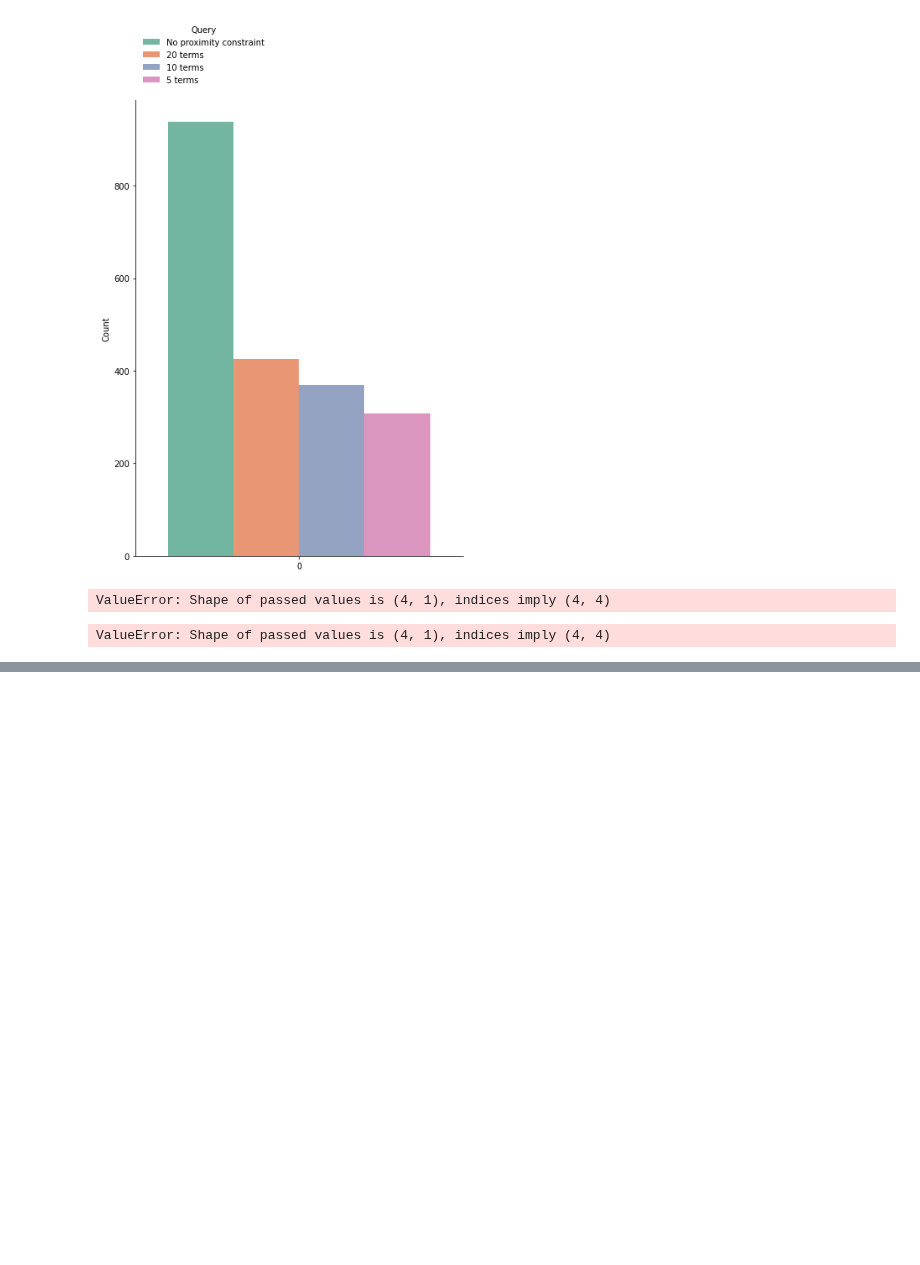
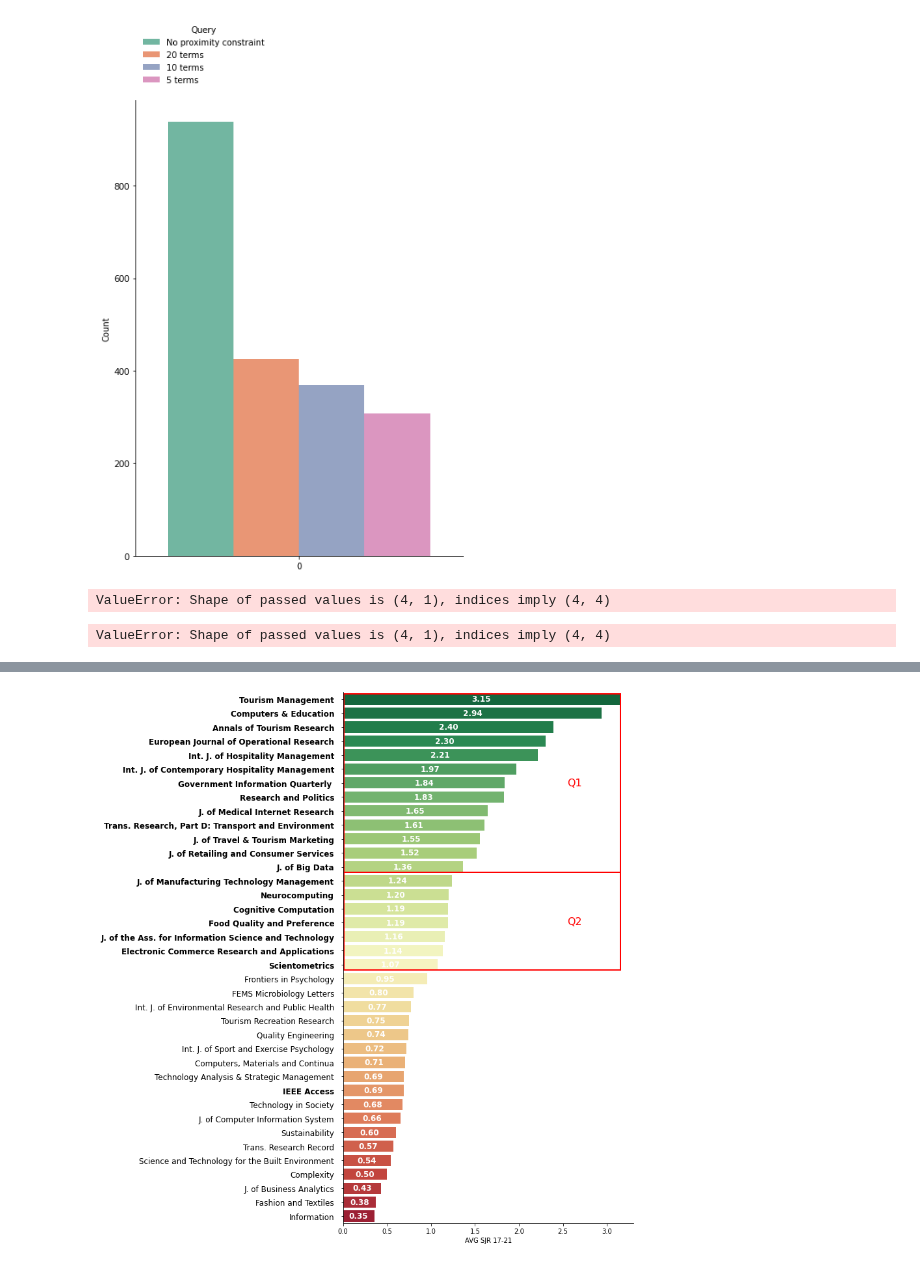
Before and after one commit to iberius96/Msc_Thesis, a Jupyter notebook: Data Visualization/Summary.ipynb, the cells around one changed output, grey strips where cells are left out. Saved outputs shown, nothing was run; the diff lists cells and outputs as text; code cells hidden in the pictures; blank space fills up the shorter version.

```diff
--- a/Data Visualization/Summary.ipynb
+++ b/Data Visualization/Summary.ipynb
@@ -235,3 +235,85 @@ totals = pd.DataFrame([70, 68, 66, 64], columns=['20 terms', '10 terms', '5 term
 totals
 # %% [output]
 ValueError: Shape of passed values is (4, 1), indices imply (4, 4)
+# %%
+# Forward snowballing
+dict = {
+    'Tourism Management' : [3.146],
+    'Computers & Education' : [2.94],
+    'Annals of Tourism Research' : [2.395],
+    'European Journal of Operational Research' : [2.304],
+    'Int. J. of Hospitality Management' : [2.215],
+    'Int. J. of Contemporary Hospitality Management' : [1.974],
+    'Government Information Quarterly ' : [1.841],
+    'Research and Politics' : [1.829],
+    'J. of Medical Internet Research' : [1.645],
+    'Trans. Research, Part D: Transport and Environment' : [1.61],
+    'J. of Travel & Tourism Marketing' : [1.555],
+    'J. of Retailing and Consumer Services' : [1.518],
+    'J. of Big Data' : [1.363],
+    'J. of Manufacturing Technology Management' : [1.236],
+    'Neurocomputing' : [1.198],
+    'Cognitive Computation' : [1.191],
+    'Food Quality and Preference' : [1.19],
+    'J. of the Ass. for Information Science and Technology' : [1.155],
+    'Electronic Commerce Research and Applications' : [1.136],
+    'Scientometrics' : [1.075],
+    'Frontiers in Psychology' : [0.955],
+    'FEMS Microbiology Letters' : [0.803],
+    'Int. J. of Environmental Research and Public Health' : [0.771],
+    'Tourism Recreation Research' : [0.748],
+    'Quality Engineering' : [0.742],
+    'Int. J. of Sport and Exercise Psychology' : [0.722],
+    'Computers, Materials and Continua' : [0.707],
+    'Technology Analysis & Strategic Management' : [0.69],
+    'IEEE Access' : [0.689],
+    'Technology in Society' : [0.676],
+    'J. of Computer Information System' : [0.656],
+    'Sustainability' : [0.602],
+    'Trans. Research Record' : [0.573],
+    'Science and Technology for the Built Environment' : [0.539],
+    'Complexity' : [0.497],
+    'J. of Business Analytics' : [0.434],
+    'Fashion and Textiles' : [0.375],
+    'Information' : [0.354]
+}
+
+import matplotlib.patches as patches
+
+nr_res = pd.DataFrame(dict)
+df_bar = nr_res.reset_index().melt(id_vars=["index"])
+fig, ax = plt.subplots(figsize=(8, 15))
+g = sns.barplot(y="variable", x="value", data=df_bar, ax=ax, palette=sns.color_palette("RdYlGn_r", n_colors=38))
+g.set_xlabel('AVG SJR 17-21')
+g.set_ylabel('')
+sns.despine()
+
+# Make the text of the first 6 y-axis entries bold
+ax.tick_params(axis='y', which='major', pad=10)
+ax.set_yticklabels(ax.get_yticklabels(), fontsize=12)
+for i in range(20):
+    ax.get_yticklabels()[i].set_fontweight('bold')
+
+ax.get_yticklabels()[28].set_fontweight('bold') # IEEE
+
+# Calculate the width of the rectangle
+rect_width = df_bar['value'][:1].sum()
+
+# Add a rectangle that encloses the first 13 bars
+rect = patches.Rectangle((0.01, -0.4), rect_width, 12.8, linewidth=2, edgecolor='red', facecolor='none')
+ax.add_patch(rect)
+
+# Add the "Q1" label to the rectangle
+ax.text(rect.get_x() + rect.get_width()/2+1.05, rect.get_y() + rect.get_height()/2, 'Q1', fontsize=16, ha='center', va='center', color='red')
+
+# Add a rectangle that encloses the next 7 bars
+rect = patches.Rectangle((0.01, 12.4), rect_width, 7, linewidth=2, edgecolor='red', facecolor='none')
+ax.add_patch(rect)
+
+# Add the "Q2" label to the rectangle
+ax.text(rect.get_x() + rect.get_width()/2+1.05, rect.get_y() + rect.get_height()/2, 'Q2', fontsize=16, ha='center', va='center', color='red')
+
+# Write the x-axis values inside each bar
+for i, p in enumerate(ax.patches):
+    ax.text(p.get_x() + p.get_width()/2, p.get_y() + p.get_height()/2, f'{df_bar.iloc[i]["value"]:.2f}', ha='center', va='center', color='white', fontsize=12, fontweight='bold')
+# %% [output]
@@ -237,0 +321 @@ ValueError: Shape of passed values is (4, 1), indices imply (4, 4)
+[figure, added]
```
Also changed, not shown: parts of 1 cell of this notebook, 54 other files.
